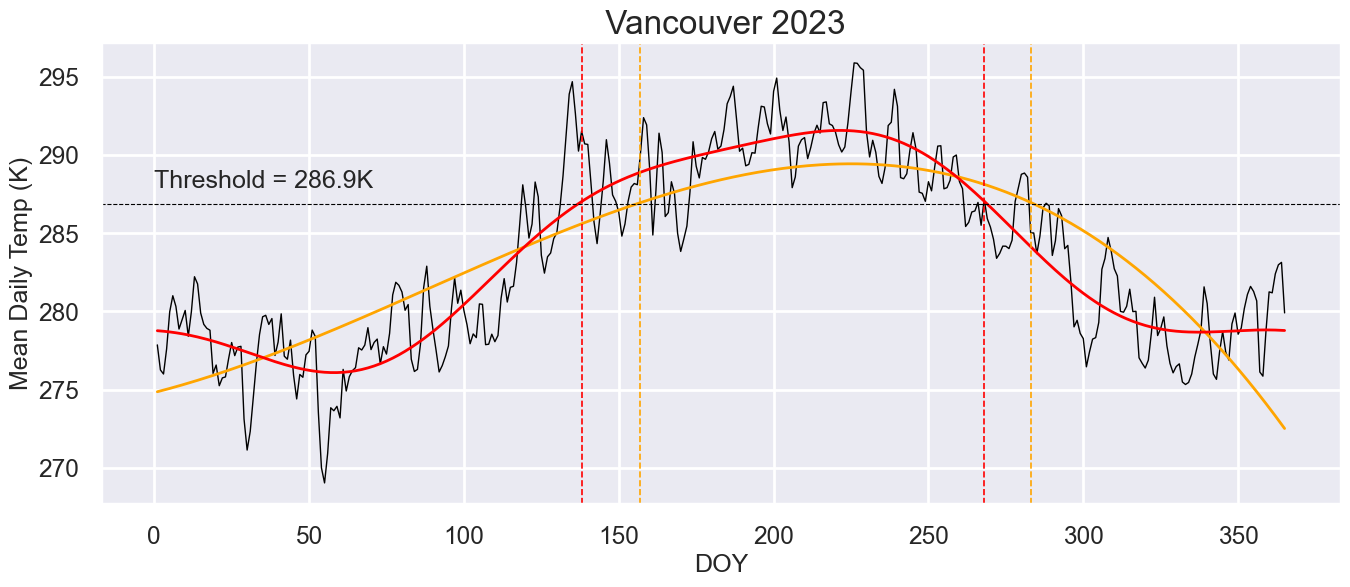
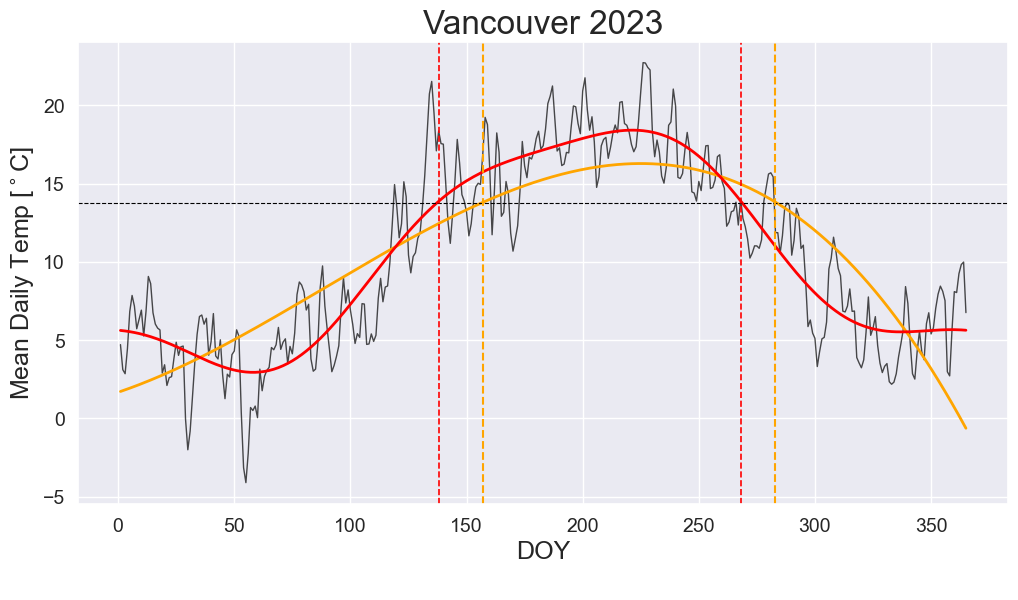
The change to this notebook cell's code, shown as a diff; its figure went from the first image to the second:
--- before
+++ after
@@ -4,8 +4,11 @@
 alpha = 0.6
 fs = 18
-sns.set_theme(context='poster', style='darkgrid', font_scale=0.8)
+sns.set_theme(context='notebook', style='darkgrid')#, font_scale=0.8)
 #sns.set_context('poster', font_scale = 1)
 
 # another plot without moving average for the paper
+
+# conversion factor for K to deg C for plotting
+KtoC = -273.15
 
 
@@ -24,8 +27,13 @@
 print(first_day_poly, last_day_poly)
 
+# convert to Celsius for paper
+y1 = y1 + KtoC
+y_lp = y_lp + KtoC
+thresh = thresh + KtoC
+y_poly = poly(x1) + KtoC
 
-plt.figure(figsize=(16,6))
-plt.plot(x1,y1, label='daily mean T2m', color="black", linewidth=1)
-plt.plot(x1, poly(x1), label='fitted degree 3 polynomial', linewidth=2, color='orange')
+plt.figure(figsize=(12,6))
+plt.plot(x1,y1, label='daily mean T2m', color="black", linewidth=1, alpha = 0.7)
+plt.plot(x1, y_poly, label='fitted degree 3 polynomial', linewidth=2, color='orange')
 #plt.plot(x1, ds_30dayroll2.values, color='green', label='rolling')
 plt.plot(x1, y_lp, label='Fourier fit 1-4th Harmonic', linewidth=2, color='red')
@@ -35,11 +43,13 @@
 plt.axvline(last_day, color="red", linewidth=1.2, linestyle="dashed")
 
-plt.axvline(first_day_poly, color="orange", linewidth=1.2, linestyle="dashed")
-plt.axvline(last_day_poly, color="orange", linewidth=1.2, linestyle="dashed")
+plt.axvline(first_day_poly, color="orange", linewidth=1.5, linestyle="dashed")
+plt.axvline(last_day_poly, color="orange", linewidth=1.5, linestyle="dashed")
 
-plt.xlabel('DOY', fontsize=fs)
-plt.ylabel('Mean Daily Temp (K)', fontsize=fs)
-plt.annotate('Threshold = '+str(np.round(thresh.values,1))+'K', xy=(0,thresh.values+1), fontsize=18)
-plt.title(" Vancouver "+str(yr), fontsize=fs+6)
+plt.xlabel('DOY\n', fontsize=fs)
+plt.ylabel('Mean Daily Temp [$^\circ$C]', fontsize=fs)
+plt.xticks(fontsize=14)
+plt.yticks(fontsize=14)
+#plt.annotate('Threshold = '+str(np.round(thresh.values,1))+r'$^\circ$C', xy=(0,thresh.values+1), fontsize=18)
+plt.title("Vancouver "+str(yr), fontsize=fs+6)
 plt.savefig("./Plots/2023_Vancouver_Fourier_vs_poly.png")
 #plt.legend()

Commit: more figure updates for paper